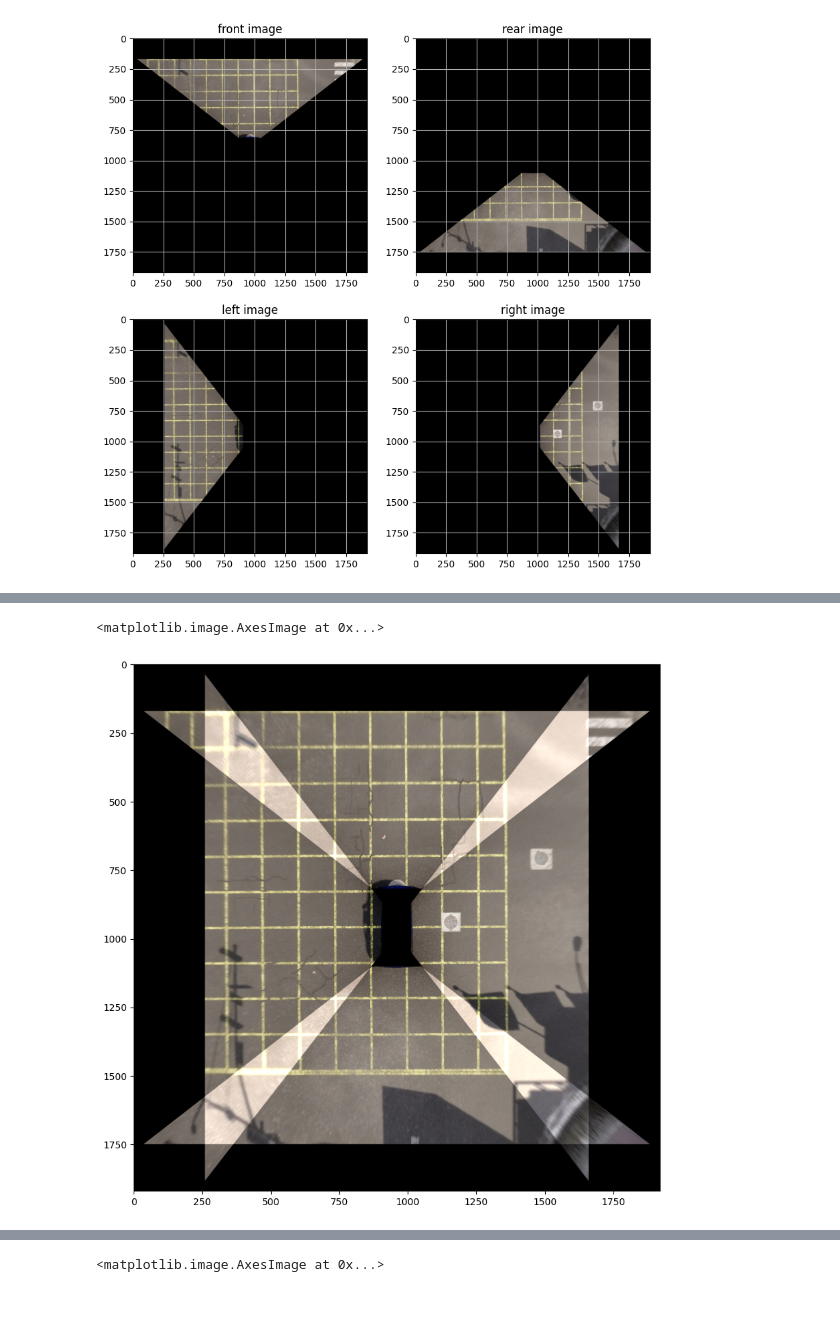
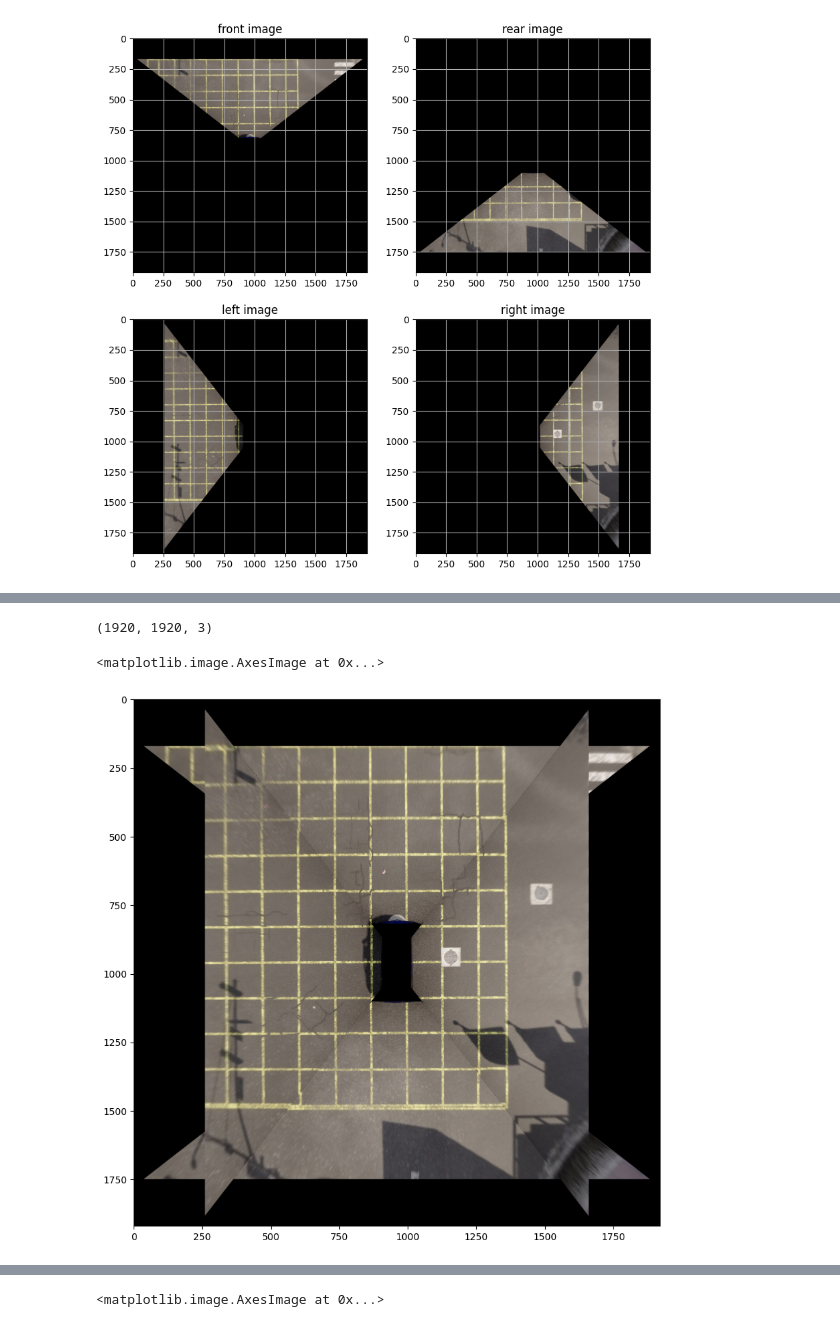
Before and after one commit to jinbeomjeong/surround_view, a Jupyter notebook: surround_view.ipynb, the cells around one changed output, grey strips where cells are left out. Cells and saved outputs as stored; diff of their text form; code cells hidden in the pictures.

Commit message:
fix basic blend

```diff
--- a/surround_view.ipynb
+++ b/surround_view.ipynb
@@ -208,4 +204,11 @@ Text(0.5, 1.0, 'right image')
 gray = cv2.cvtColor(front_ext, cv2.COLOR_BGR2GRAY)
 _, front_img_mask = cv2.threshold(gray, 1, 255, cv2.THRESH_BINARY)
 
-np.min(front_img_mask)
+gray = cv2.cvtColor(rear_ext, cv2.COLOR_BGR2GRAY)
+_, rear_img_mask = cv2.threshold(gray, 1, 255, cv2.THRESH_BINARY)
+
+gray = cv2.cvtColor(left_ext, cv2.COLOR_BGR2GRAY)
+_, left_img_mask = cv2.threshold(gray, 1, 255, cv2.THRESH_BINARY)
+
+gray = cv2.cvtColor(right_ext, cv2.COLOR_BGR2GRAY)
+_, right_img_mask = cv2.threshold(gray, 1, 255, cv2.THRESH_BINARY)
@@ -213,0 +237,10 @@ np.min(front_img_mask)
+# %%
+a = np.bitwise_and(front_img_mask, left_img_mask)
+b = np.bitwise_and(front_img_mask, right_img_mask)
+c = np.bitwise_and(rear_img_mask, left_img_mask)
+d = np.bitwise_and(rear_img_mask, right_img_mask)
+
+e = a+b+c+d
+
+plt.imshow(e)
+plt.grid(True)
@@ -213,0 +249,3 @@ np.min(front_img_mask)
+# %%
+front_ext[e==255] = (0, 0, 0)
+rear_ext[e==255] = (0, 0, 0)
@@ -214,11 +266,12 @@ np.min(front_img_mask)
 # %%
-blended = cv2.addWeighted(front_ext, 1, left_ext, 1, 0)
-blended = cv2.addWeighted(blended, 1, right_ext, 1, 0)
-blended = cv2.addWeighted(blended, 1, rear_ext, 1, 0)
+result = np.empty(shape=(1920, 1920, 3), dtype=np.uint8)
+result[:] = front_ext+rear_ext+left_ext+right_ext
+# %% [output]
+(1920, 1920, 3)
 # %%
 plt.figure(figsize=(10, 10))
 
-plt.imshow(blended)
+plt.imshow(result)
 # %% [output]
 <matplotlib.image.AxesImage at 0x...>
-[figure, old version]
+[figure, new version]
```
Also changed, not shown: parts of 14 cells of this notebook, 2 other files.
